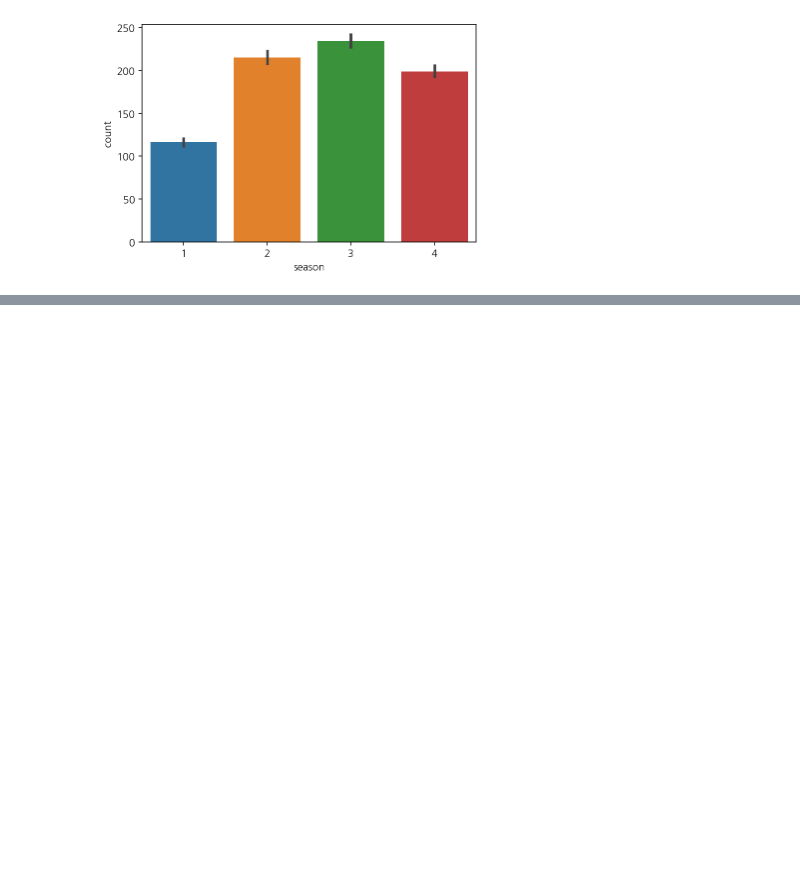
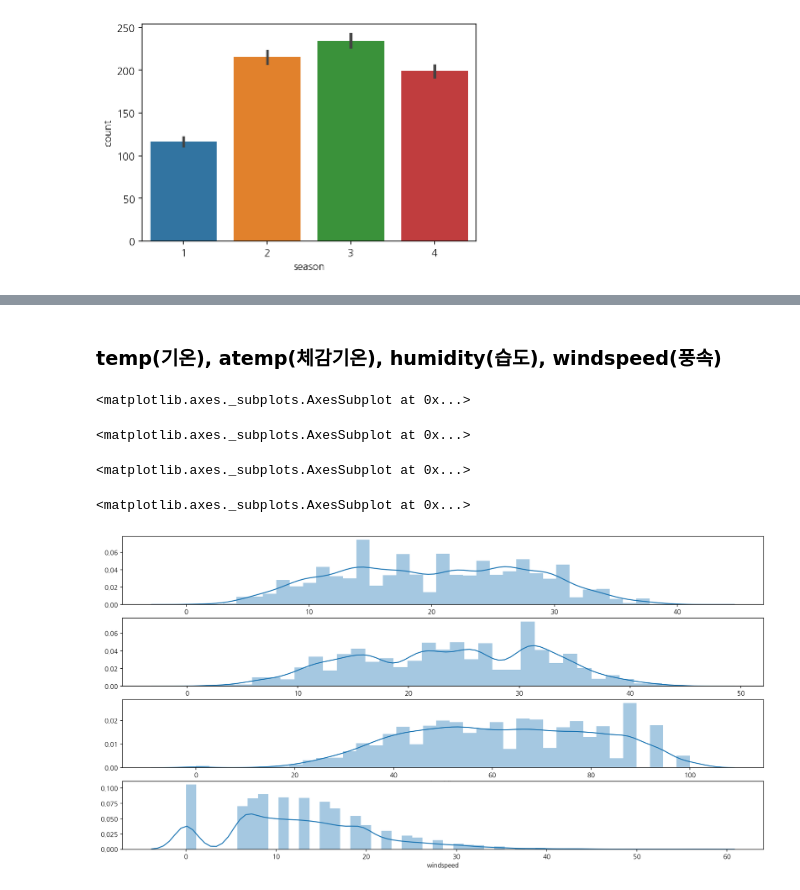
Before and after one commit to ybear90/Kaggle_competition, a Jupyter notebook: Bike_Sharing_Demand/Bike_Sharing_Demand_Chap1.ipynb, the cells around one changed output, grey strips where cells are left out. Cells and saved outputs as stored; diff of their text form; code cells hidden in the pictures; blank space fills up the shorter version.

```diff
--- a/Bike_Sharing_Demand/Bike_Sharing_Demand_Chap1.ipynb
+++ b/Bike_Sharing_Demand/Bike_Sharing_Demand_Chap1.ipynb
@@ -485,0 +562,5 @@ sns.barplot(data=train, x="season", y="count")
+# %%
+# 문제가 되었던 row를 삭제합니다
+train = train.drop(5631, 0)
+print(train.shape)
+train[train["weather"] == 4] # 삭제가 된 것을 확인 할 수 있었습니다.
@@ -485,0 +570,20 @@ sns.barplot(data=train, x="season", y="count")
+# %% [markdown]
+### temp(기온), atemp(체감기온), humidity(습도), windspeed(풍속)
+# %%
+figure, (ax1, ax2, ax3, ax4) = plt.subplots(nrows=4, ncols=1)
+
+figure.set_size_inches(18, 9)
+
+sns.distplot(train["temp"], ax=ax1)
+
+sns.distplot(train["atemp"], ax=ax2)
+
+sns.distplot(train["humidity"], ax=ax3)
+
+sns.distplot(train["windspeed"], ax=ax4)
+# %% [output]
+<matplotlib.axes._subplots.AxesSubplot at 0x...>
+<matplotlib.axes._subplots.AxesSubplot at 0x...>
+<matplotlib.axes._subplots.AxesSubplot at 0x...>
+<matplotlib.axes._subplots.AxesSubplot at 0x...>
+[figure, added]
```
Also changed, not shown: parts of 61 cells of this notebook.
